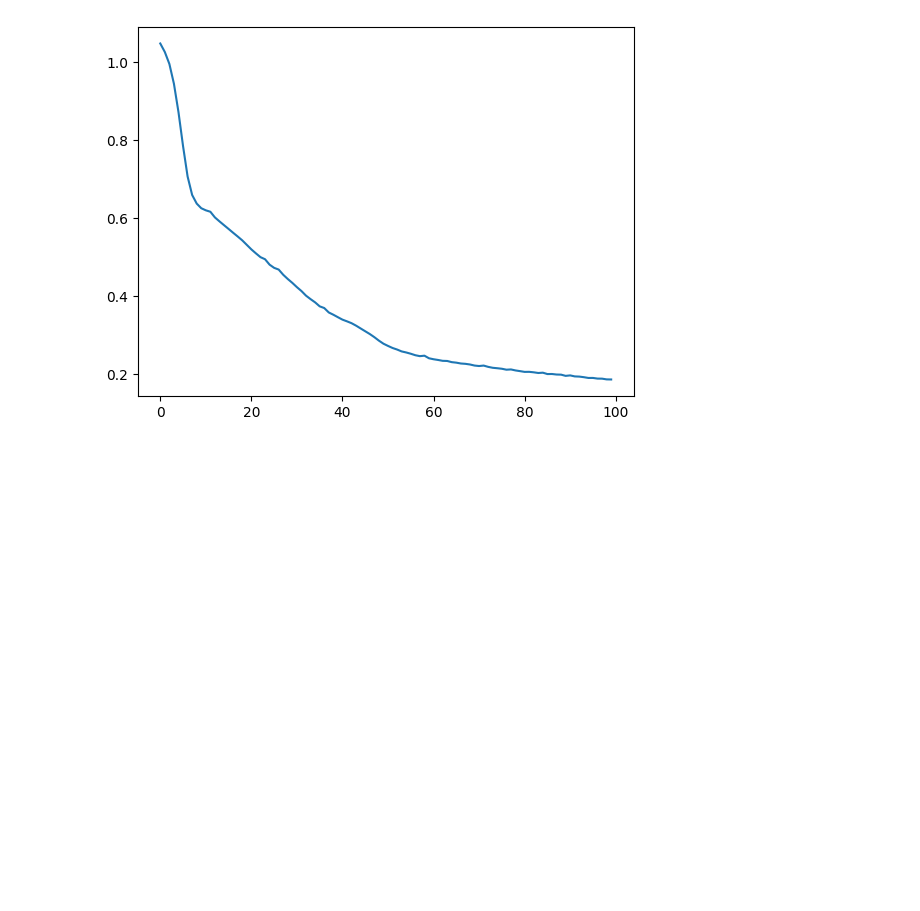
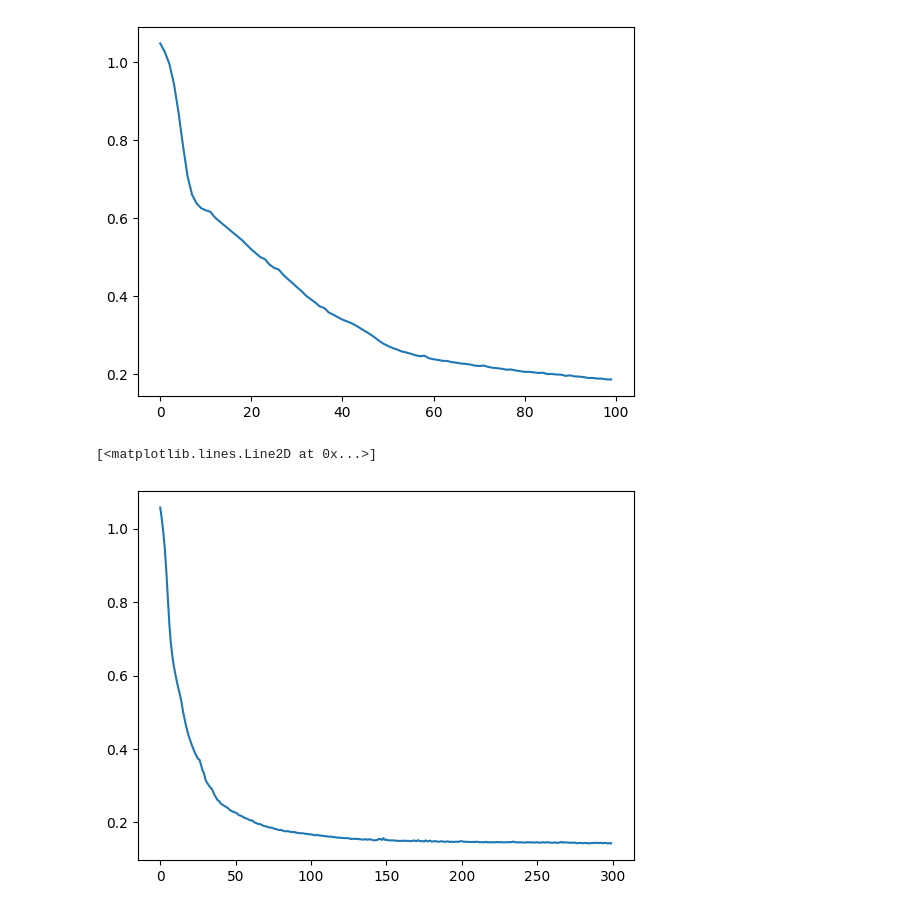
Before and after one commit to mai-Den06/ServerAnomalyDetection, a Jupyter notebook: notebooks/04_dl_methods.ipynb, the cells around one changed output. Drawn from its saved outputs; the diff is of its cells as text; code cells hidden in the pictures; blank space fills up the shorter version.

Commit message:
feature-dense-ae: add: Dense AE探索notebookの追加

```diff
--- a/notebooks/04_dl_methods.ipynb
+++ b/notebooks/04_dl_methods.ipynb
@@ -123,3 +123,38 @@ plt.plot(loss_history)
 # %% [output]
 [<matplotlib.lines.Line2D at 0x...>]
 [figure]
+# %%
+import torch.nn as nn
+
+torch.manual_seed(42)
+dense_ae = nn.Sequential(
+    nn.Linear(in_features=15, out_features=8),
+    nn.ReLU(),
+    nn.Linear(in_features=8, out_features=4),
+    nn.ReLU(),
+    nn.Linear(in_features=4, out_features=8),
+    nn.ReLU(),
+    nn.Linear(in_features=8, out_features=15)
+)
+
+optimizer = torch.optim.Adam(dense_ae.parameters(), lr=0.001)
+loss_fn = nn.MSELoss()
+loss_history = []
+
+for epoch in range(300):
+    total_loss = 0
+    for batch in data_loader:
+        output = dense_ae(batch[0])
+        loss = loss_fn(output, batch[0])
+        optimizer.zero_grad()
+        loss.backward()
+        optimizer.step()
+        total_loss += loss.item()
+    loss_history.append(total_loss / len(data_loader))
+
+import matplotlib.pyplot as plt
+
+plt.plot(loss_history)
+# %% [output]
+[<matplotlib.lines.Line2D at 0x...>]
+[figure, added]
```
Also changed, not shown: parts of 9 cells of this notebook.
